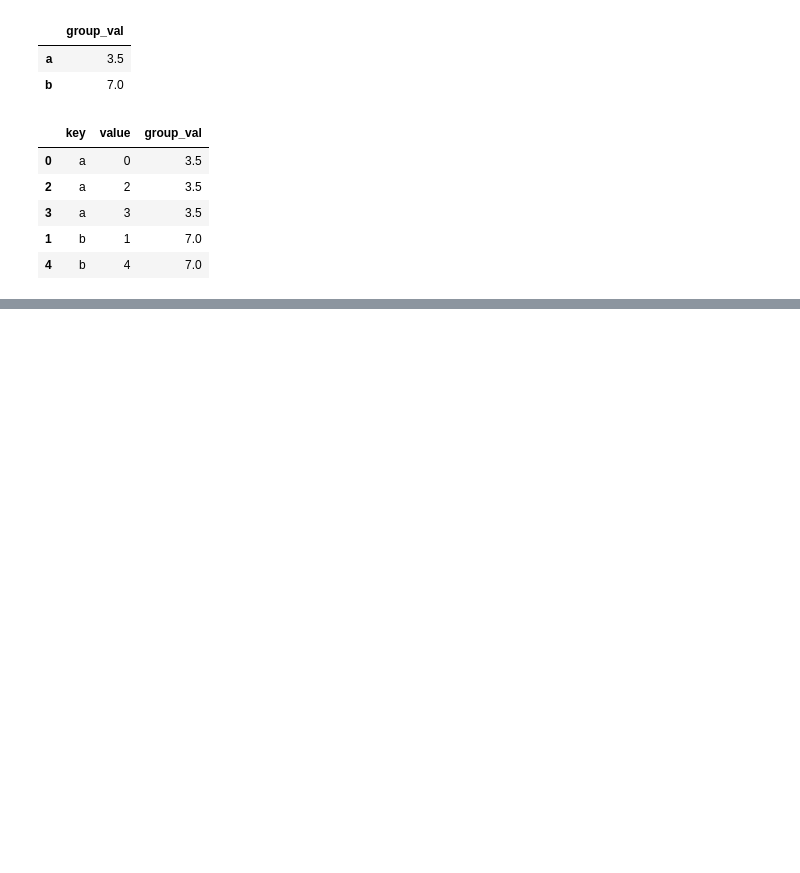
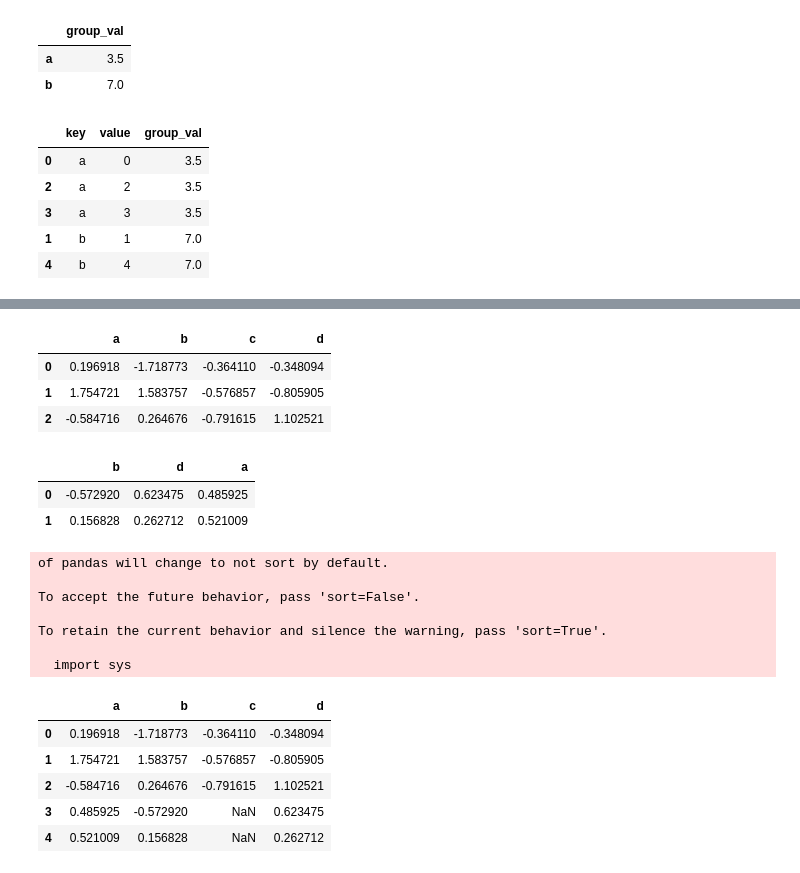
Before and after one commit to Roooooobin/Python-for-Data-Analysis-Practice, a Jupyter notebook: Data Wrangling, Join, Combine and Reshape.ipynb, the cells around one changed output, grey strips where cells are left out. Saved outputs shown, nothing was run; the diff lists cells and outputs as text; code cells hidden in the pictures; blank space fills up the shorter version.

```diff
--- a/Data Wrangling, Join, Combine and Reshape.ipynb
+++ b/Data Wrangling, Join, Combine and Reshape.ipynb
@@ -303,0 +476,29 @@ pd.merge(left1, right1, left_on='key', right_index=True, how='outer')
+# %%
+# A last consideration concerns DataFrames in which the row index does not contain any relevant data
+df1 = pd.DataFrame(np.random.randn(3, 4), columns=['a', 'b', 'c', 'd'])
+df2 = pd.DataFrame(np.random.randn(2, 3), columns=['b', 'd', 'a'])
+df1
+df2
+# pass ignore_index=True
+pd.concat([df1, df2], ignore_index=True)
+# %% [output]
+|  | a | b | c | d |
+| 0 | 0.196918 | -1.718773 | -0.364110 | -0.348094 |
+| 1 | 1.754721 | 1.583757 | -0.576857 | -0.805905 |
+| 2 | -0.584716 | 0.264676 | -0.791615 | 1.102521 |
+|  | b | d | a |
+| 0 | -0.572920 | 0.623475 | 0.485925 |
+| 1 | 0.156828 | 0.262712 | 0.521009 |
+of pandas will change to not sort by default.
+
+To accept the future behavior, pass 'sort=False'.
+
+To retain the current behavior and silence the warning, pass 'sort=True'.
+
+  import sys
+|  | a | b | c | d |
+| 0 | 0.196918 | -1.718773 | -0.364110 | -0.348094 |
+| 1 | 1.754721 | 1.583757 | -0.576857 | -0.805905 |
+| 2 | -0.584716 | 0.264676 | -0.791615 | 1.102521 |
+| 3 | 0.485925 | -0.572920 | NaN | 0.623475 |
+| 4 | 0.521009 | 0.156828 | NaN | 0.262712 |
```
Also changed, not shown: parts of 3 cells of this notebook.
